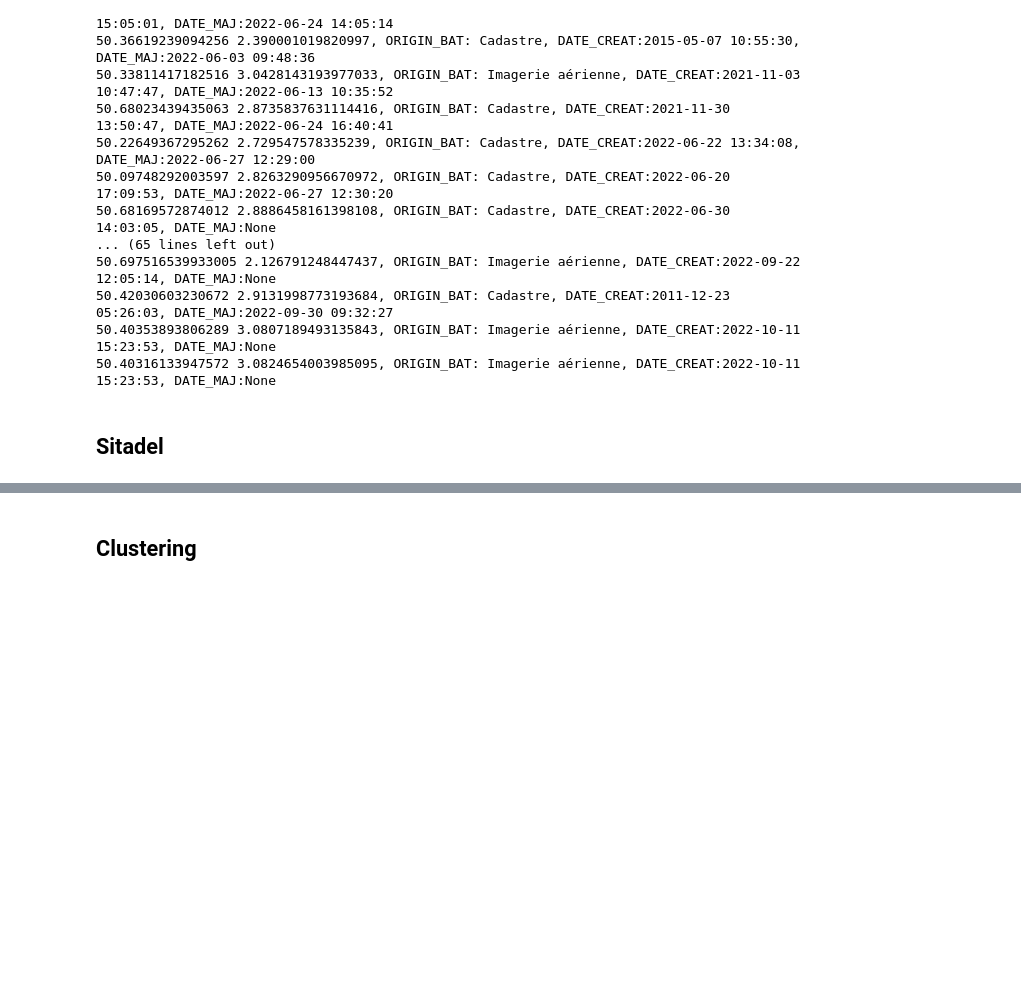
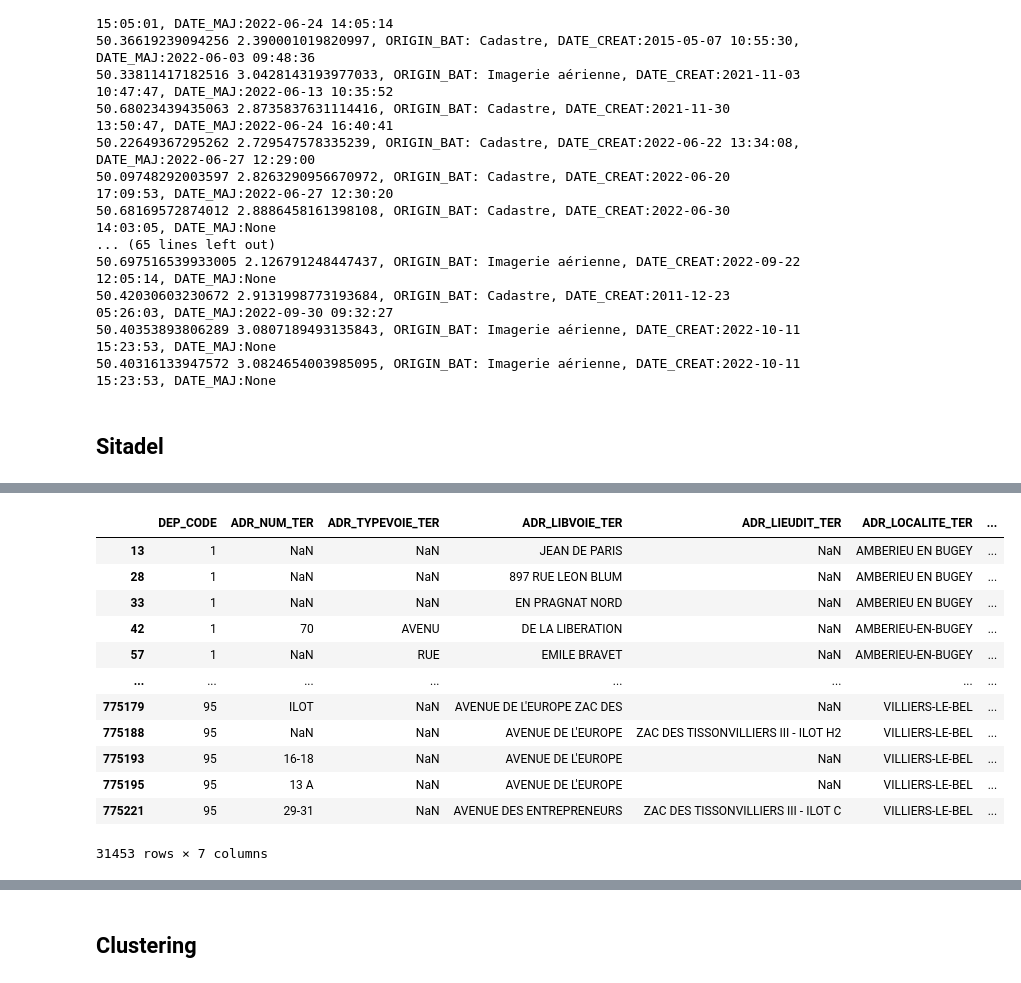
Before and after one commit to xdalp/projet3A, a Jupyter notebook: stat_desc.ipynb, the cells around one changed output, grey strips where cells are left out. Cells and saved outputs as stored; diff of their text form; code cells hidden in the pictures; blank space fills up the shorter version.

```diff
--- a/stat_desc.ipynb
+++ b/stat_desc.ipynb
@@ -599,2 +634,18 @@ Code du département du lieu des travaux - Code de la zone
 77     734
 dtype: int64
+# %%
+df1000[['DEP_CODE','ADR_NUM_TER', 'ADR_TYPEVOIE_TER', 'ADR_LIBVOIE_TER', 'ADR_LIEUDIT_TER','ADR_LOCALITE_TER', 'ADR_CODPOST_TER']]
+# %% [output]
+|  | DEP_CODE | ADR_NUM_TER | ADR_TYPEVOIE_TER | ADR_LIBVOIE_TER | ADR_LIEUDIT_TER | ADR_LOCALITE_TER | ... |
+| 13 | 1 | NaN | NaN | JEAN DE PARIS | NaN | AMBERIEU EN BUGEY | ... |
+| 28 | 1 | NaN | NaN | 897 RUE LEON BLUM | NaN | AMBERIEU EN BUGEY | ... |
+| 33 | 1 | NaN | NaN | EN PRAGNAT NORD | NaN | AMBERIEU EN BUGEY | ... |
+| 42 | 1 | 70 | AVENU | DE LA LIBERATION | NaN | AMBERIEU-EN-BUGEY | ... |
+| 57 | 1 | NaN | RUE | EMILE BRAVET | NaN | AMBERIEU-EN-BUGEY | ... |
+| ... | ... | ... | ... | ... | ... | ... | ... |
+| 775179 | 95 | ILOT | NaN | AVENUE DE L'EUROPE ZAC DES | NaN | VILLIERS-LE-BEL | ... |
+| 775188 | 95 | NaN | NaN | AVENUE DE L'EUROPE | ZAC DES TISSONVILLIERS III - ILOT H2 | VILLIERS-LE-BEL | ... |
+| 775193 | 95 | 16-18 | NaN | AVENUE DE L'EUROPE | NaN | VILLIERS-LE-BEL | ... |
+| 775195 | 95 | 13 A | NaN | AVENUE DE L'EUROPE | NaN | VILLIERS-LE-BEL | ... |
+| 775221 | 95 | 29-31 | NaN | AVENUE DES ENTREPRENEURS | ZAC DES TISSONVILLIERS III - ILOT C | VILLIERS-LE-BEL | ... |
+31453 rows × 7 columns
```
Also changed, not shown: parts of 8 cells of this notebook.
